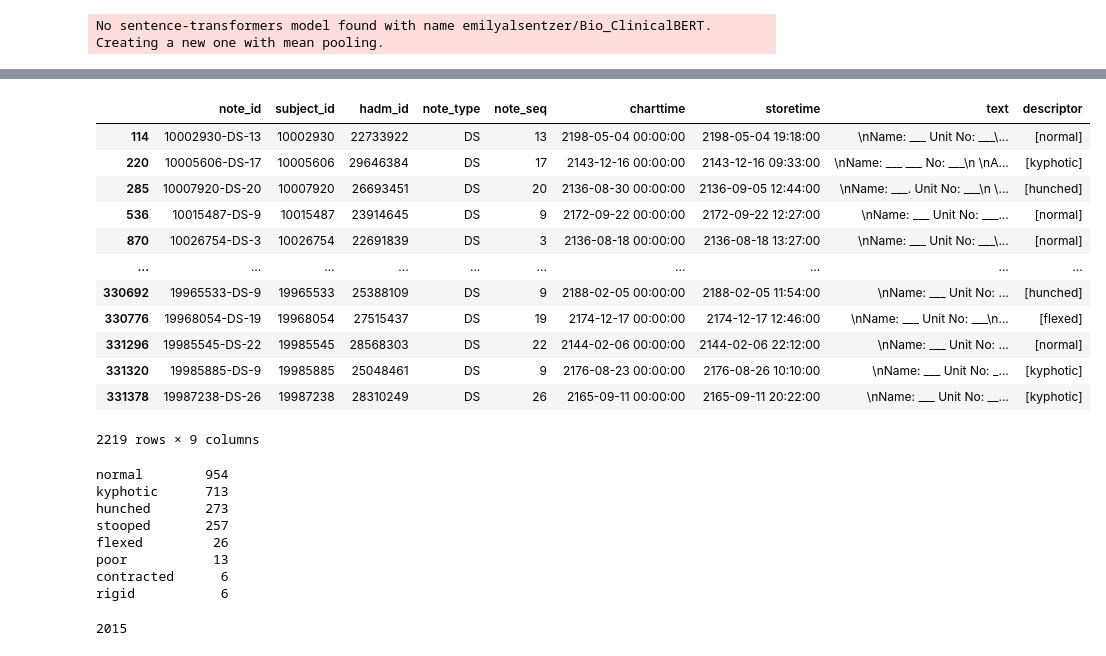
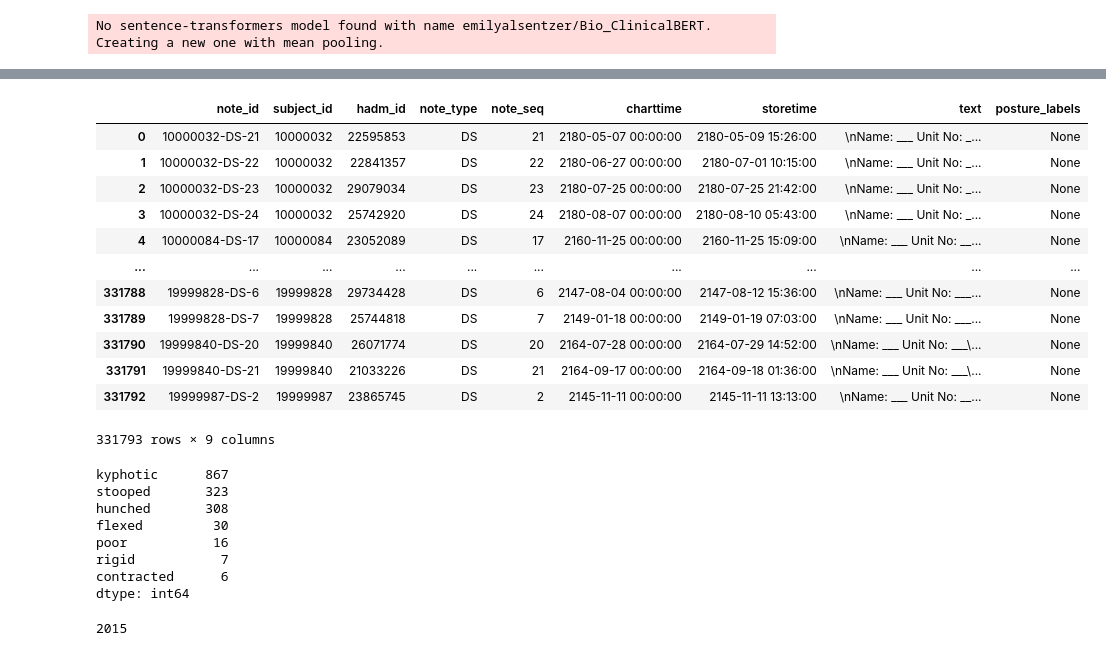
Before and after one commit to khelmr/posture_mddatathon_2025, a Jupyter notebook: scripts/nlp.ipynb, the cells around one changed output, grey strips where cells are left out. Drawn from its saved outputs; the diff is of its cells as text; code cells hidden in the pictures.

```diff
--- a/scripts/nlp.ipynb
+++ b/scripts/nlp.ipynb
@@ -180,33 +228,18 @@ KeyError: 'descriptor'
 # %%
-data['descriptor'] = np.empty((len(data), 0)).tolist()
-
-normal_idx = data['text'].str.contains(normal_posture_regex, regex=True)
-
-labeled_index = normal_idx
-for i in data["descriptor"][normal_idx]:
-    i.append("normal")
-
-for key, value in abnormal_posture_descriptors.items():
-    abnormal_posture_regex = re.compile(value, re.IGNORECASE)
-    abnormal_idx = data['text'].str.contains(abnormal_posture_regex, regex=True)
-    labeled_index = labeled_index | abnormal_idx
-    for i in data['descriptor'][abnormal_idx]:
-
-
-labeled_data = data[labeled_index]
-labeled_data
+# Apply to DataFrame
+data["posture_labels"] = data["text"].apply(find_posture_and_severity)
 # %% [output]
-|  | note_id | subject_id | hadm_id | note_type | note_seq | charttime | storetime | text | descriptor |
-| 114 | 10002930-DS-13 | 10002930 | 22733922 | DS | 13 | 2198-05-04 00:00:00 | 2198-05-04 19:18:00 | \nName: ___ Unit No: ___\... | [normal] |
-| 220 | 10005606-DS-17 | 10005606 | 29646384 | DS | 17 | 2143-12-16 00:00:00 | 2143-12-16 09:33:00 | \nName: ___ ___ No: ___\n \nA... | [kyphotic] |
-| 285 | 10007920-DS-20 | 10007920 | 26693451 | DS | 20 | 2136-08-30 00:00:00 | 2136-09-05 12:44:00 | \nName: ___. Unit No: ___\n \... | [hunched] |
-| 536 | 10015487-DS-9 | 10015487 | 23914645 | DS | 9 | 2172-09-22 00:00:00 | 2172-09-22 12:27:00 | \nName: ___ Unit No: ___... | [normal] |
-| 870 | 10026754-DS-3 | 10026754 | 22691839 | DS | 3 | 2136-08-18 00:00:00 | 2136-08-18 13:27:00 | \nName: ___ Unit No: ___\... | [normal] |
+|  | note_id | subject_id | hadm_id | note_type | note_seq | charttime | storetime | text | posture_labels |
+| 0 | 10000032-DS-21 | 10000032 | 22595853 | DS | 21 | 2180-05-07 00:00:00 | 2180-05-09 15:26:00 | \nName: ___ Unit No: _... | None |
+| 1 | 10000032-DS-22 | 10000032 | 22841357 | DS | 22 | 2180-06-27 00:00:00 | 2180-07-01 10:15:00 | \nName: ___ Unit No: _... | None |
+| 2 | 10000032-DS-23 | 10000032 | 29079034 | DS | 23 | 2180-07-25 00:00:00 | 2180-07-25 21:42:00 | \nName: ___ Unit No: _... | None |
+| 3 | 10000032-DS-24 | 10000032 | 25742920 | DS | 24 | 2180-08-07 00:00:00 | 2180-08-10 05:43:00 | \nName: ___ Unit No: _... | None |
+| 4 | 10000084-DS-17 | 10000084 | 23052089 | DS | 17 | 2160-11-25 00:00:00 | 2160-11-25 15:09:00 | \nName: ___ Unit No: __... | None |
 | ... | ... | ... | ... | ... | ... | ... | ... | ... | ... |
-| 330692 | 19965533-DS-9 | 19965533 | 25388109 | DS | 9 | 2188-02-05 00:00:00 | 2188-02-05 11:54:00 | \nName: ___ Unit No: ... | [hunched] |
-| 330776 | 19968054-DS-19 | 19968054 | 27515437 | DS | 19 | 2174-12-17 00:00:00 | 2174-12-17 12:46:00 | \nName: ___ Unit No: ___\n... | [flexed] |
-| 331296 | 19985545-DS-22 | 19985545 | 28568303 | DS | 22 | 2144-02-06 00:00:00 | 2144-02-06 22:12:00 | \nName: ___ Unit No: ... | [normal] |
-| 331320 | 19985885-DS-9 | 19985885 | 25048461 | DS | 9 | 2176-08-23 00:00:00 | 2176-08-26 10:10:00 | \nName: ___ Unit No: _... | [kyphotic] |
-| 331378 | 19987238-DS-26 | 19987238 | 28310249 | DS | 26 | 2165-09-11 00:00:00 | 2165-09-11 20:22:00 | \nName: ___ Unit No: __... | [kyphotic] |
+| 331788 | 19999828-DS-6 | 19999828 | 29734428 | DS | 6 | 2147-08-04 00:00:00 | 2147-08-12 15:36:00 | \nName: ___ Unit No: ___... | None |
+| 331789 | 19999828-DS-7 | 19999828 | 25744818 | DS | 7 | 2149-01-18 00:00:00 | 2149-01-19 07:03:00 | \nName: ___ Unit No: ___... | None |
+| 331790 | 19999840-DS-20 | 19999840 | 26071774 | DS | 20 | 2164-07-28 00:00:00 | 2164-07-29 14:52:00 | \nName: ___ Unit No: ___\... | None |
+| 331791 | 19999840-DS-21 | 19999840 | 21033226 | DS | 21 | 2164-09-17 00:00:00 | 2164-09-18 01:36:00 | \nName: ___ Unit No: ___\... | None |
+| 331792 | 19999987-DS-2 | 19999987 | 23865745 | DS | 2 | 2145-11-11 00:00:00 | 2145-11-11 13:13:00 | \nName: ___ Unit No: __... | None |
-2219 rows × 9 columns
+331793 rows × 9 columns
 # %%
@@ -214,16 +248,26 @@ labeled_data.to_csv("../output/labeled_posture.csv", index=False)
 # %%
-all_descriptors = [d for desc_list in data['descriptor'] for d in desc_list]
-descriptor_counts = pd.Series(all_descriptors).value_counts()
-print(descriptor_counts.to_string())
+from collections import Counter
+import pandas as pd
+
+# Flatten results into a list of descriptors
+abnormal_list = []
+
+for labels in filtered_data["posture_labels"].dropna():
+    for item in labels:
+        if item["type"] == "abnormal":
+            abnormal_list.append(item["descriptor"])
+
+descriptor_counts = pd.Series(Counter(abnormal_list)).sort_values(ascending=False)
+print(descriptor_counts)
 # %% [output]
-normal        954
-kyphotic      713
-hunched       273
-stooped       257
-flexed         26
-poor           13
+kyphotic      867
+stooped       323
+hunched       308
+flexed         30
+poor           16
+rigid           7
 contracted      6
-rigid           6
+dtype: int64
 # %%
 data = pd.read_csv("../output/labeled_posture.csv")
 print(len(data['subject_id'].unique()))
```
Also changed, not shown: parts of 3 cells of this notebook, 2 other files.
